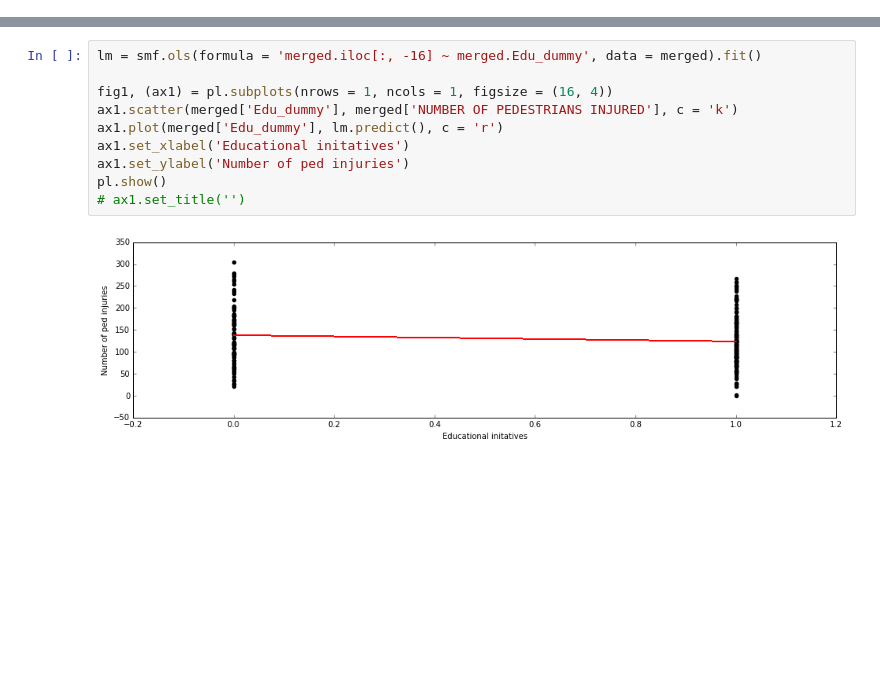
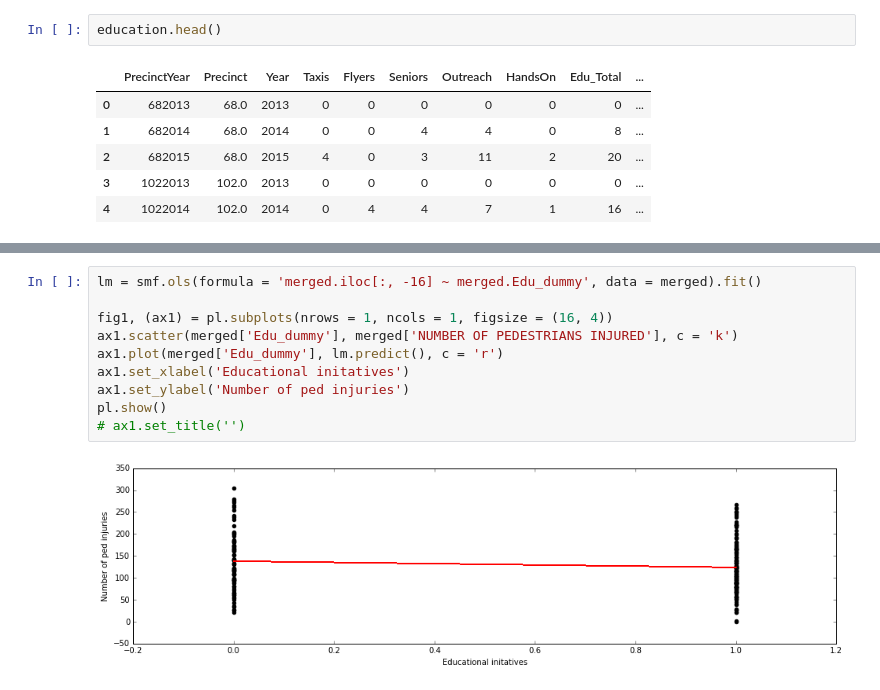
Before and after one commit to anastasiashe/Vision_Zero, a Jupyter notebook: VisionZero_Education.ipynb, the cells around one changed output, grey strips where cells are left out. Drawn from its saved outputs; the diff is of its cells as text; blank space fills up the shorter version.

```diff
--- a/VisionZero_Education.ipynb
+++ b/VisionZero_Education.ipynb
@@ -78,0 +29,9 @@ Name: NUMBER OF PEDESTRIANS INJURED, dtype: int64
+# %%
+education.head()
+# %% [output]
+|  | PrecinctYear | Precinct | Year | Taxis | Flyers | Seniors | Outreach | HandsOn | Edu_Total | ... |
+| 0 | 682013 | 68.0 | 2013 | 0 | 0 | 0 | 0 | 0 | 0 | ... |
+| 1 | 682014 | 68.0 | 2014 | 0 | 0 | 4 | 4 | 0 | 8 | ... |
+| 2 | 682015 | 68.0 | 2015 | 4 | 0 | 3 | 11 | 2 | 20 | ... |
+| 3 | 1022013 | 102.0 | 2013 | 0 | 0 | 0 | 0 | 0 | 0 | ... |
+| 4 | 1022014 | 102.0 | 2014 | 0 | 4 | 4 | 7 | 1 | 16 | ... |
```
Also changed, not shown: parts of 42 cells of this notebook.
